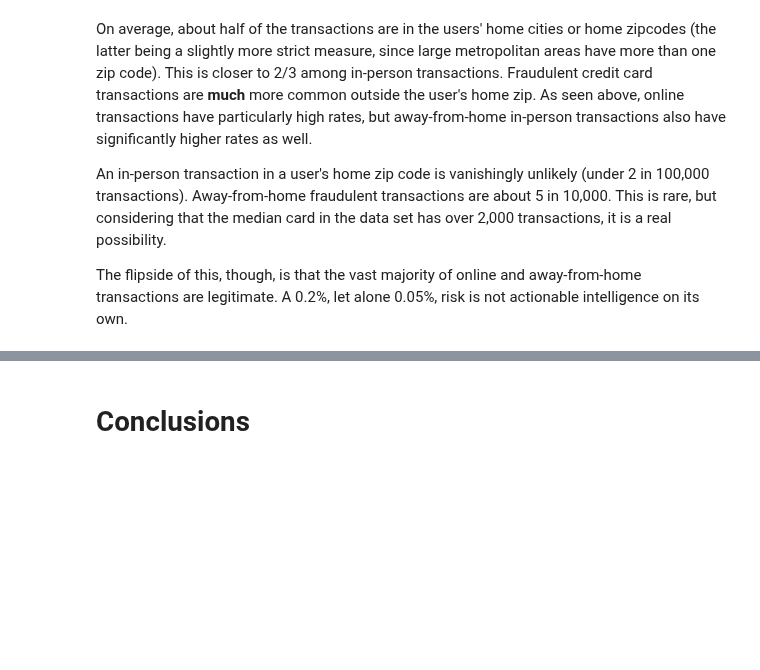
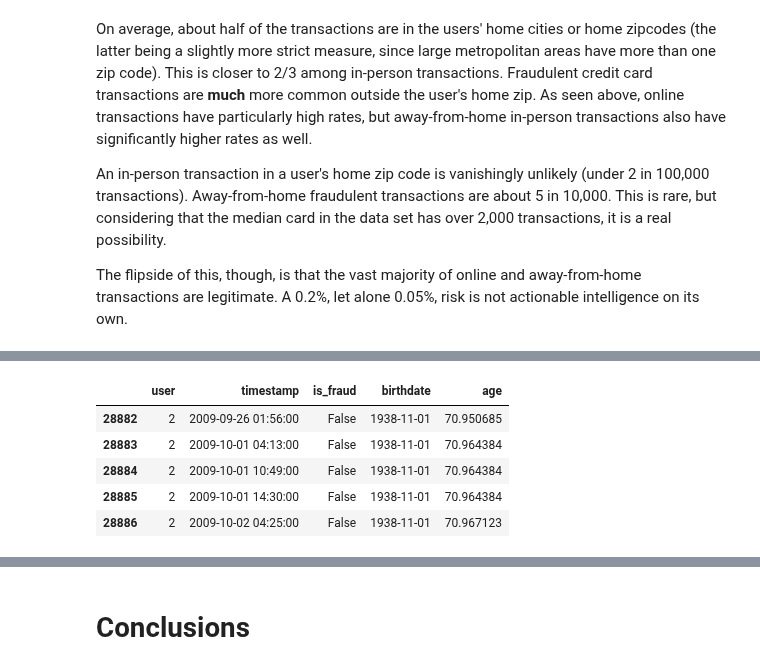
Before and after one commit to msc2106/CreditCardFraud, a Jupyter notebook: notebooks/eda.ipynb, the cells around one changed output, grey strips where cells are left out. Cells and saved outputs as stored; diff of their text form; code cells hidden in the pictures; blank space fills up the shorter version.

```diff
--- a/notebooks/eda.ipynb
+++ b/notebooks/eda.ipynb
@@ -510,0 +527,11 @@ The flipside of this, though, is that the vast majority of online and away-from-
+# %%
+age_df = tx_data[['user', 'timestamp', 'is_fraud']].merge(user_data['birthdate'], left_on='user', right_index=True)
+age_df['age'] = (age_df.timestamp - age_df.birthdate).dt.days/365
+age_df.head()
+# %% [output]
+|  | user | timestamp | is_fraud | birthdate | age |
+| 28882 | 2 | 2009-09-26 01:56:00 | False | 1938-11-01 | 70.950685 |
+| 28883 | 2 | 2009-10-01 04:13:00 | False | 1938-11-01 | 70.964384 |
+| 28884 | 2 | 2009-10-01 10:49:00 | False | 1938-11-01 | 70.964384 |
+| 28885 | 2 | 2009-10-01 14:30:00 | False | 1938-11-01 | 70.964384 |
+| 28886 | 2 | 2009-10-02 04:25:00 | False | 1938-11-01 | 70.967123 |
```
Also changed, not shown: parts of 26 cells of this notebook.
